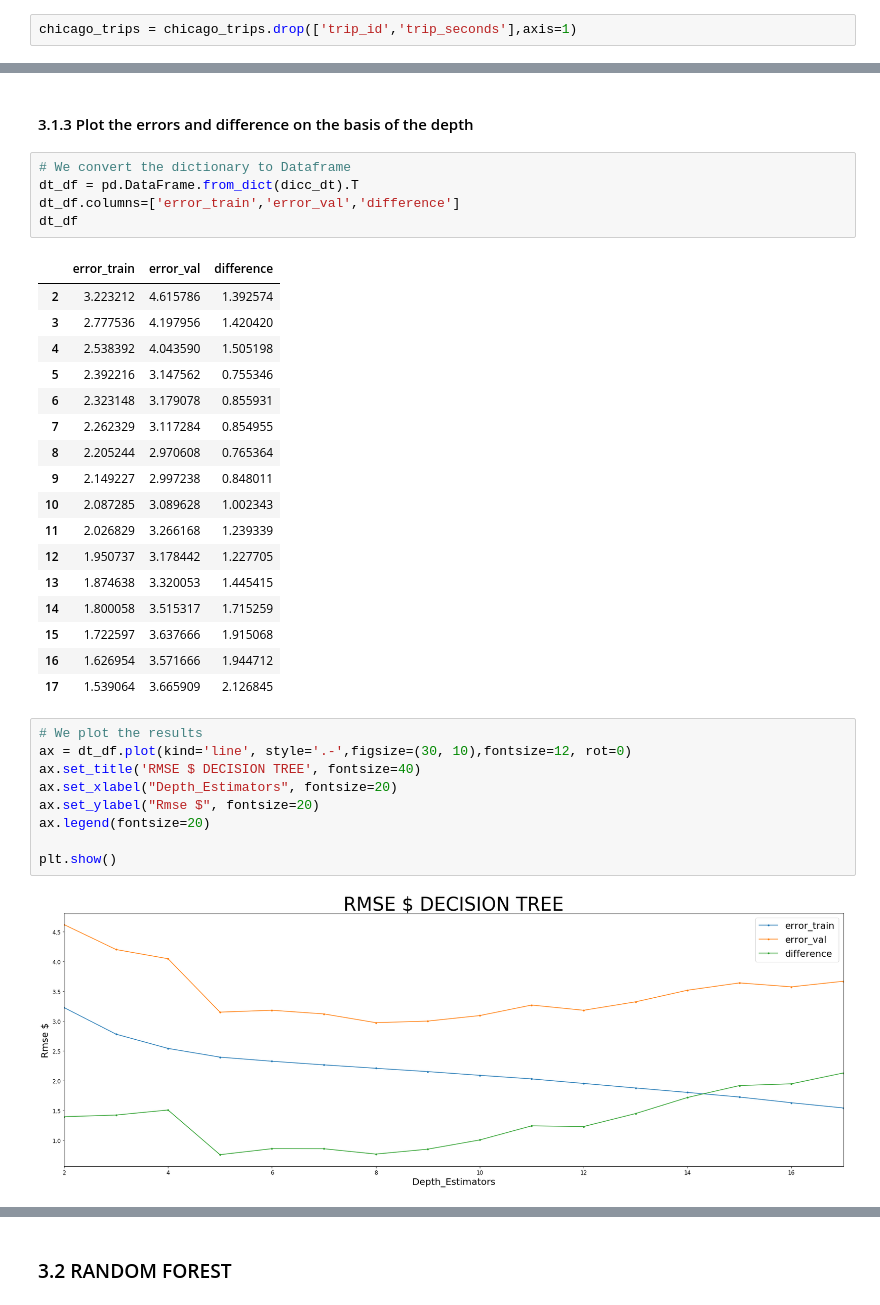
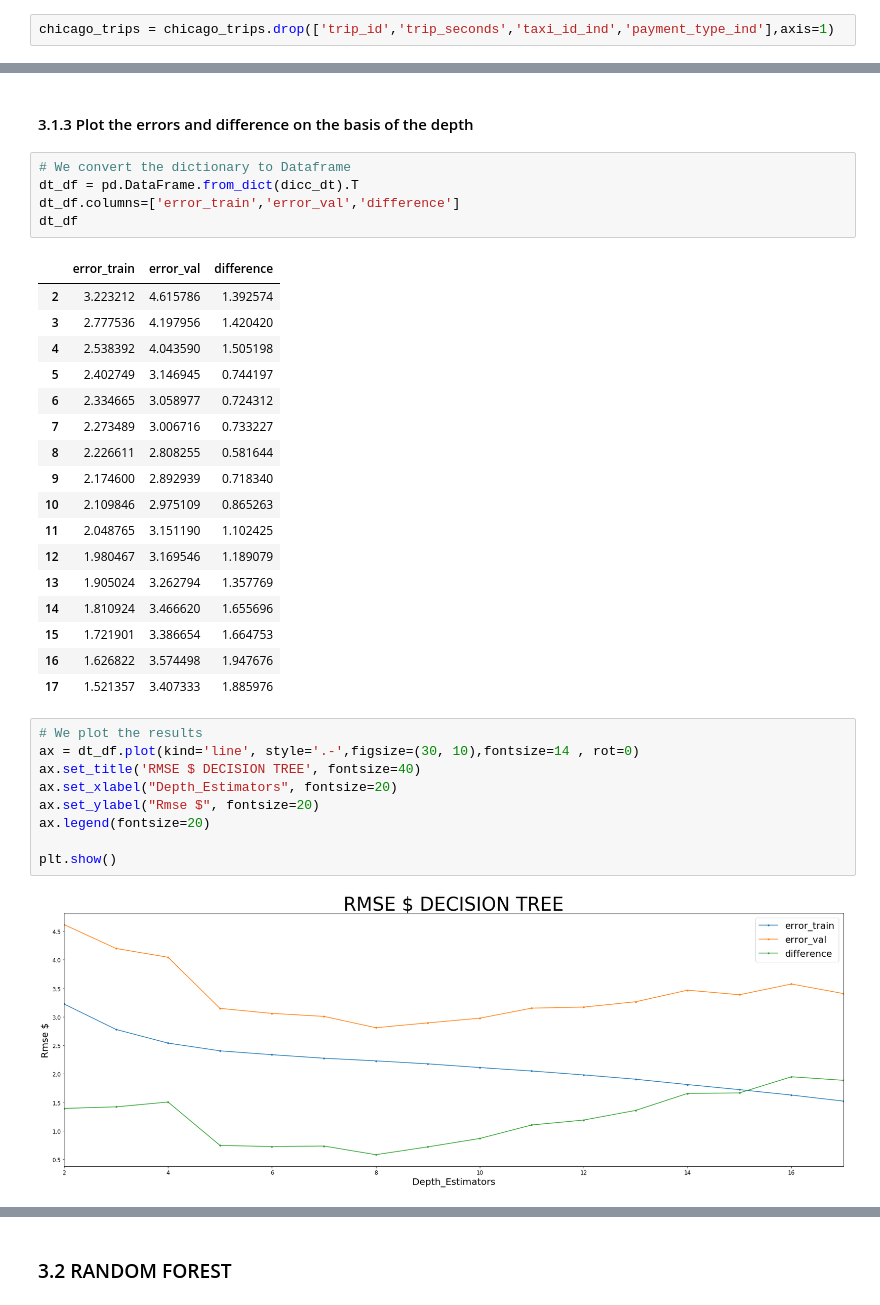
Before and after one commit to alvarofernandezmalagon/TFM-Taxi-Fare-Prediction, a Jupyter notebook: Scripts/sample_model.ipynb, the cells around one changed output, grey strips where cells are left out. Drawn from its saved outputs; the diff is of its cells as text.

```diff
--- a/Scripts/sample_model.ipynb
+++ b/Scripts/sample_model.ipynb
@@ -74,4 +74,4 @@ dtype: object
 # %% [markdown]
 ### 2.3 We eliminate the feautures that are not useful
 # %%
-chicago_trips = chicago_trips.drop(['trip_id','trip_seconds'],axis=1)
+chicago_trips = chicago_trips.drop(['trip_id','trip_seconds','taxi_id_ind','payment_type_ind'],axis=1)
@@ -199,28 +221,28 @@ dt_df
 | 2 | 3.223212 | 4.615786 | 1.392574 |
 | 3 | 2.777536 | 4.197956 | 1.420420 |
 | 4 | 2.538392 | 4.043590 | 1.505198 |
-| 5 | 2.392216 | 3.147562 | 0.755346 |
-| 6 | 2.323148 | 3.179078 | 0.855931 |
-| 7 | 2.262329 | 3.117284 | 0.854955 |
-| 8 | 2.205244 | 2.970608 | 0.765364 |
-| 9 | 2.149227 | 2.997238 | 0.848011 |
-| 10 | 2.087285 | 3.089628 | 1.002343 |
-| 11 | 2.026829 | 3.266168 | 1.239339 |
-| 12 | 1.950737 | 3.178442 | 1.227705 |
-| 13 | 1.874638 | 3.320053 | 1.445415 |
-| 14 | 1.800058 | 3.515317 | 1.715259 |
-| 15 | 1.722597 | 3.637666 | 1.915068 |
-| 16 | 1.626954 | 3.571666 | 1.944712 |
-| 17 | 1.539064 | 3.665909 | 2.126845 |
+| 5 | 2.402749 | 3.146945 | 0.744197 |
+| 6 | 2.334665 | 3.058977 | 0.724312 |
+| 7 | 2.273489 | 3.006716 | 0.733227 |
+| 8 | 2.226611 | 2.808255 | 0.581644 |
+| 9 | 2.174600 | 2.892939 | 0.718340 |
+| 10 | 2.109846 | 2.975109 | 0.865263 |
+| 11 | 2.048765 | 3.151190 | 1.102425 |
+| 12 | 1.980467 | 3.169546 | 1.189079 |
+| 13 | 1.905024 | 3.262794 | 1.357769 |
+| 14 | 1.810924 | 3.466620 | 1.655696 |
+| 15 | 1.721901 | 3.386654 | 1.664753 |
+| 16 | 1.626822 | 3.574498 | 1.947676 |
+| 17 | 1.521357 | 3.407333 | 1.885976 |
 # %%
 # We plot the results
-ax = dt_df.plot(kind='line', style='.-',figsize=(30, 10),fontsize=12, rot=0)
+ax = dt_df.plot(kind='line', style='.-',figsize=(30, 10),fontsize=14 , rot=0)
 ax.set_title('RMSE $ DECISION TREE', fontsize=40)
 ax.set_xlabel("Depth_Estimators", fontsize=20)
 ax.set_ylabel("Rmse $", fontsize=20)
 ax.legend(fontsize=20)
 
 plt.show()
 # %% [output]
-[figure, old version]
+[figure, new version]
 # %% [markdown]
```
Also changed, not shown: parts of 45 cells of this notebook, 8 other files.
